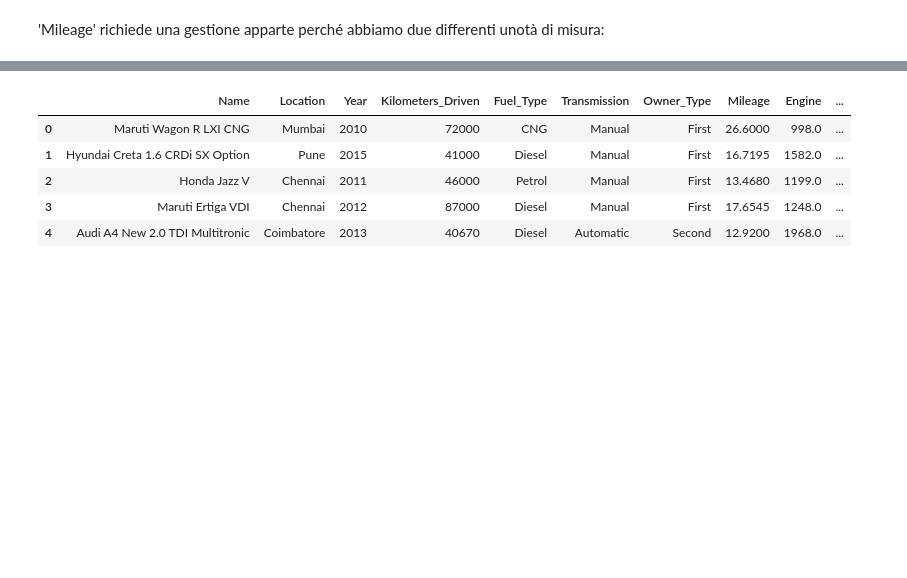
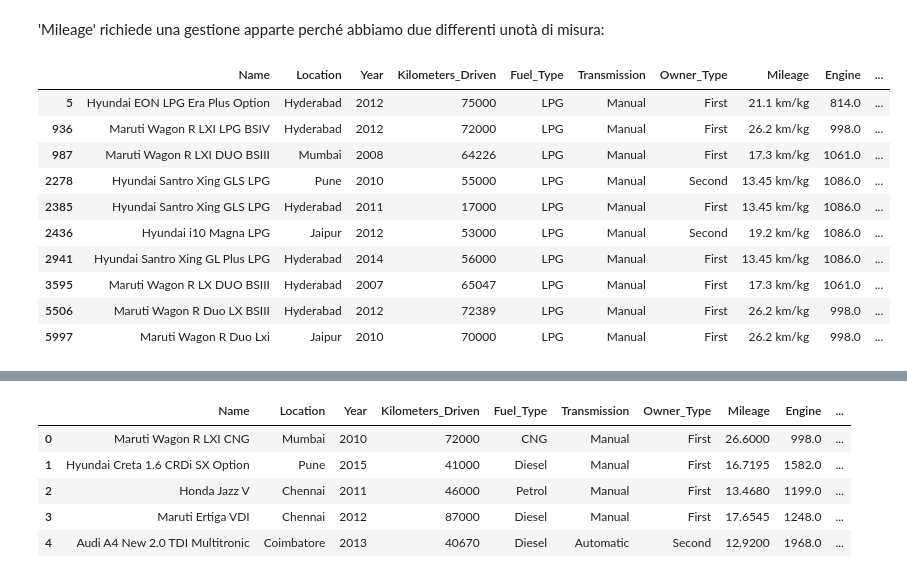
Before and after one commit to fragreco04/progetto-fad-2526, a Jupyter notebook: notebooks/drafts/part-1/francesco_draft_v1.ipynb, the cells around one changed output, grey strips where cells are left out. Drawn from its saved outputs; the diff is of its cells as text; code cells hidden in the pictures; blank space fills up the shorter version.

```diff
--- a/notebooks/drafts/part-1/francesco_draft_v1.ipynb
+++ b/notebooks/drafts/part-1/francesco_draft_v1.ipynb
@@ -166,3 +166,17 @@ df_clean['Engine'] = df_clean['Engine'].str.split(' ').str[0]
 df_clean['Engine'] = pd.to_numeric(df_clean['Engine'], errors='coerce')
 # %% [markdown]
 'Mileage' richiede una gestione apparte perché abbiamo due differenti unotà di misura:
+# %%
+df_clean[df_clean['Fuel_Type'] == 'LPG']
+# %% [output]
+|  | Name | Location | Year | Kilometers_Driven | Fuel_Type | Transmission | Owner_Type | Mileage | Engine | ... |
+| 5 | Hyundai EON LPG Era Plus Option | Hyderabad | 2012 | 75000 | LPG | Manual | First | 21.1 km/kg | 814.0 | ... |
+| 936 | Maruti Wagon R LXI LPG BSIV | Hyderabad | 2012 | 72000 | LPG | Manual | First | 26.2 km/kg | 998.0 | ... |
+| 987 | Maruti Wagon R LXI DUO BSIII | Mumbai | 2008 | 64226 | LPG | Manual | First | 17.3 km/kg | 1061.0 | ... |
+| 2278 | Hyundai Santro Xing GLS LPG | Pune | 2010 | 55000 | LPG | Manual | Second | 13.45 km/kg | 1086.0 | ... |
+| 2385 | Hyundai Santro Xing GLS LPG | Hyderabad | 2011 | 17000 | LPG | Manual | First | 13.45 km/kg | 1086.0 | ... |
+| 2436 | Hyundai i10 Magna LPG | Jaipur | 2012 | 53000 | LPG | Manual | Second | 19.2 km/kg | 1086.0 | ... |
+| 2941 | Hyundai Santro Xing GL Plus LPG | Hyderabad | 2014 | 56000 | LPG | Manual | First | 13.45 km/kg | 1086.0 | ... |
+| 3595 | Maruti Wagon R LX DUO BSIII | Hyderabad | 2007 | 65047 | LPG | Manual | First | 17.3 km/kg | 1061.0 | ... |
+| 5506 | Maruti Wagon R Duo LX BSIII | Hyderabad | 2012 | 72389 | LPG | Manual | First | 26.2 km/kg | 998.0 | ... |
+| 5997 | Maruti Wagon R Duo Lxi | Jaipur | 2010 | 70000 | LPG | Manual | First | 26.2 km/kg | 998.0 | ... |
```
Also changed, not shown: parts of 33 cells of this notebook, 2 other files.
